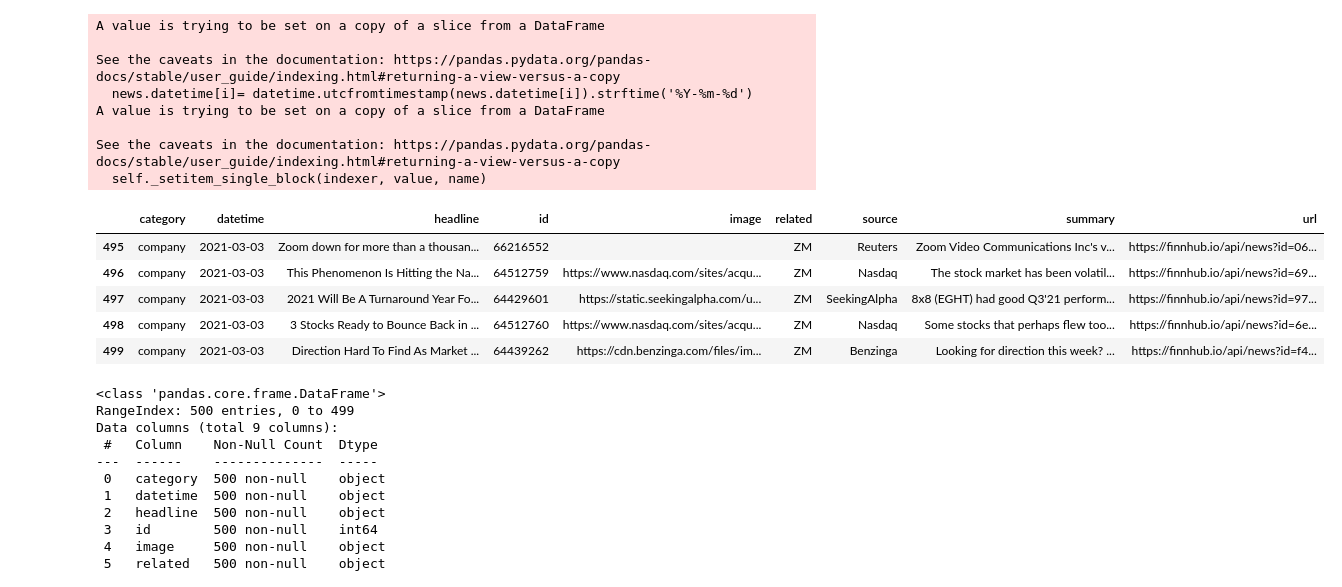
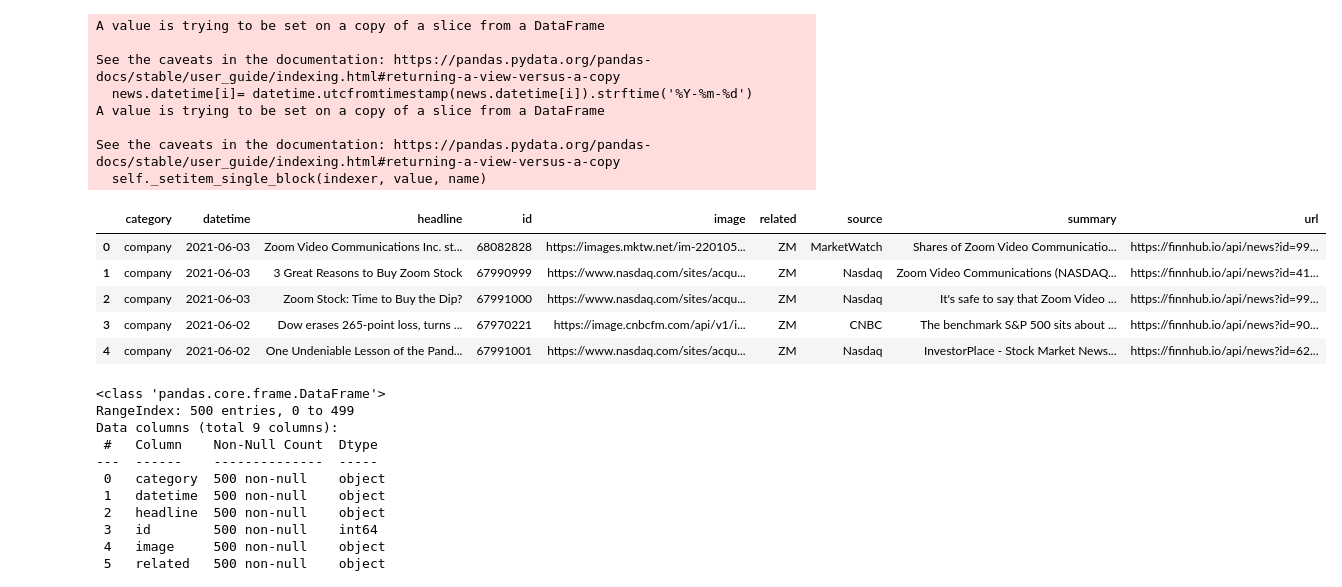
Before and after one commit to Louisaebert/Stock_Prediction, a Jupyter notebook: Stock_prediction.ipynb, the cells around one changed output. Cells and saved outputs as stored; diff of their text form; code cells hidden in the pictures.

```diff
--- a/Stock_prediction.ipynb
+++ b/Stock_prediction.ipynb
@@ -86,7 +86,7 @@ import finnhub
 # Setup client
 finnhub_client = finnhub.Client(api_key="c2si65iad3ic1qis06lg")
 # %%
-result=(finnhub_client.company_news('ZM', _from="2020-11-15", to="2021-06-03"))
+result=(finnhub_client.company_news('ZM', _from="2020-11-15", to="2021-06-03",))
 type(result)
 # %% [output]
 list
@@ -120,14 +120,14 @@ A value is trying to be set on a copy of a slice from a DataFrame
 See the caveats in the documentation: https://pandas.pydata.org/pandas-docs/stable/user_guide/indexing.html#returning-a-view-versus-a-copy
   self._setitem_single_block(indexer, value, name)
 # %%
-news.tail()
+news.head()
 # %% [output]
 |  | category | datetime | headline | id | image | related | source | summary | url |
-| 495 | company | 2021-03-03 | Zoom down for more than a thousan... | 66216552 |  | ZM | Reuters | Zoom Video Communications Inc's v... | https://finnhub.io/api/news?id=06... |
-| 496 | company | 2021-03-03 | This Phenomenon Is Hitting the Na... | 64512759 | https://www.nasdaq.com/sites/acqu... | ZM | Nasdaq | The stock market has been volatil... | https://finnhub.io/api/news?id=69... |
-| 497 | company | 2021-03-03 | 2021 Will Be A Turnaround Year Fo... | 64429601 | https://static.seekingalpha.com/u... | ZM | SeekingAlpha | 8x8 (EGHT) had good Q3'21 perform... | https://finnhub.io/api/news?id=97... |
-| 498 | company | 2021-03-03 | 3 Stocks Ready to Bounce Back in ... | 64512760 | https://www.nasdaq.com/sites/acqu... | ZM | Nasdaq | Some stocks that perhaps flew too... | https://finnhub.io/api/news?id=6e... |
-| 499 | company | 2021-03-03 | Direction Hard To Find As Market ... | 64439262 | https://cdn.benzinga.com/files/im... | ZM | Benzinga | Looking for direction this week? ... | https://finnhub.io/api/news?id=f4... |
+| 0 | company | 2021-06-03 | Zoom Video Communications Inc. st... | 68082828 | https://images.mktw.net/im-220105... | ZM | MarketWatch | Shares of Zoom Video Communicatio... | https://finnhub.io/api/news?id=99... |
+| 1 | company | 2021-06-03 | 3 Great Reasons to Buy Zoom Stock | 67990999 | https://www.nasdaq.com/sites/acqu... | ZM | Nasdaq | Zoom Video Communications (NASDAQ... | https://finnhub.io/api/news?id=41... |
+| 2 | company | 2021-06-03 | Zoom Stock: Time to Buy the Dip? | 67991000 | https://www.nasdaq.com/sites/acqu... | ZM | Nasdaq | It's safe to say that Zoom Video ... | https://finnhub.io/api/news?id=99... |
+| 3 | company | 2021-06-02 | Dow erases 265-point loss, turns ... | 67970221 | https://image.cnbcfm.com/api/v1/i... | ZM | CNBC | The benchmark S&P 500 sits about ... | https://finnhub.io/api/news?id=90... |
+| 4 | company | 2021-06-02 | One Undeniable Lesson of the Pand... | 67991001 | https://www.nasdaq.com/sites/acqu... | ZM | Nasdaq | InvestorPlace - Stock Market News... | https://finnhub.io/api/news?id=62... |
 # %%
 news.info()
 # %% [output]
```
Also changed, not shown: parts of 6 cells of this notebook, 1 other file.
